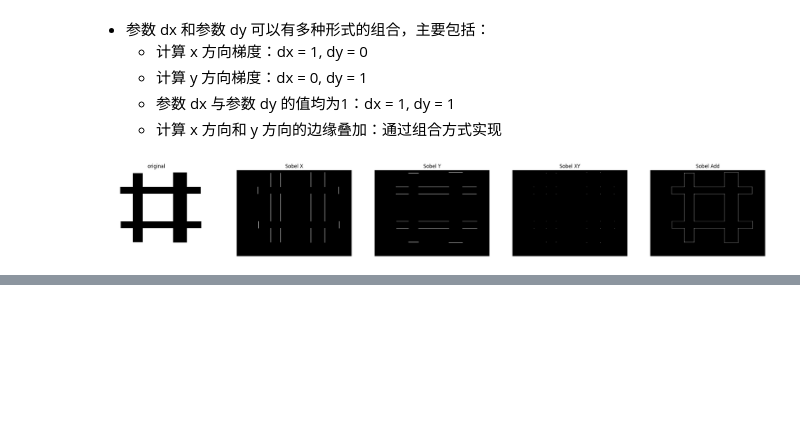
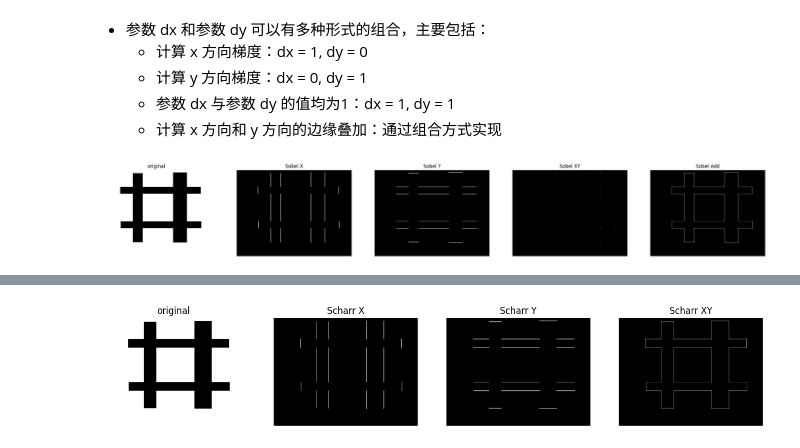
Before and after one commit to MercuryHaipeng/Getting-Started-with-OpenCV-Python-Edition-2nd-Edition-, a Jupyter notebook: Chapter 9/9-1.ipynb, the cells around one changed output, grey strips where cells are left out. Saved outputs shown, nothing was run; the diff lists cells and outputs as text; code cells hidden in the pictures; blank space fills up the shorter version.

```diff
--- a/Chapter 9/9-1.ipynb
+++ b/Chapter 9/9-1.ipynb
@@ -88,0 +101,34 @@ plt.show()
+# %%
+import cv2
+o = cv2.imread('scharr.bmp', cv2.IMREAD_GRAYSCALE)
+scharrx = cv2.Sobel(o, cv2.CV_64F, 1, 0)     # x方向求梯度
+scharrx = cv2.convertScaleAbs(scharrx)        # 转回uint8
+scharry = cv2.Sobel(o, cv2.CV_64F, 0, 1)     # y方向求梯度
+scharry = cv2.convertScaleAbs(scharry)
+scharrxy = cv2.addWeighted(scharrx, 0.5, scharry, 0.5, 0) # x和y方向的梯度图像加权相加
+
+o = cv2.cvtColor(o, cv2.COLOR_BGR2RGB)
+scharrx = cv2.cvtColor(scharrx, cv2.COLOR_BGR2RGB)
+scharry = cv2.cvtColor(scharry, cv2.COLOR_BGR2RGB)
+scharrxy = cv2.cvtColor(scharrxy, cv2.COLOR_BGR2RGB)
+
+plt.figure(figsize=(16, 6))
+plt.subplot(141)
+plt.imshow(o)
+plt.title("original")
+plt.axis("off")
+plt.subplot(142)
+plt.imshow(scharrx)
+plt.title("Scharr X")
+plt.axis("off")
+plt.subplot(143)
+plt.imshow(scharry)
+plt.title("Scharr Y")
+plt.axis("off")
+plt.subplot(144)
+plt.imshow(scharrxy)
+plt.title("Scharr XY")
+plt.axis("off")
+plt.show()
+# %% [output]
+[figure, added]
```
Also changed, not shown: parts of 8 cells of this notebook, 9 other files.
